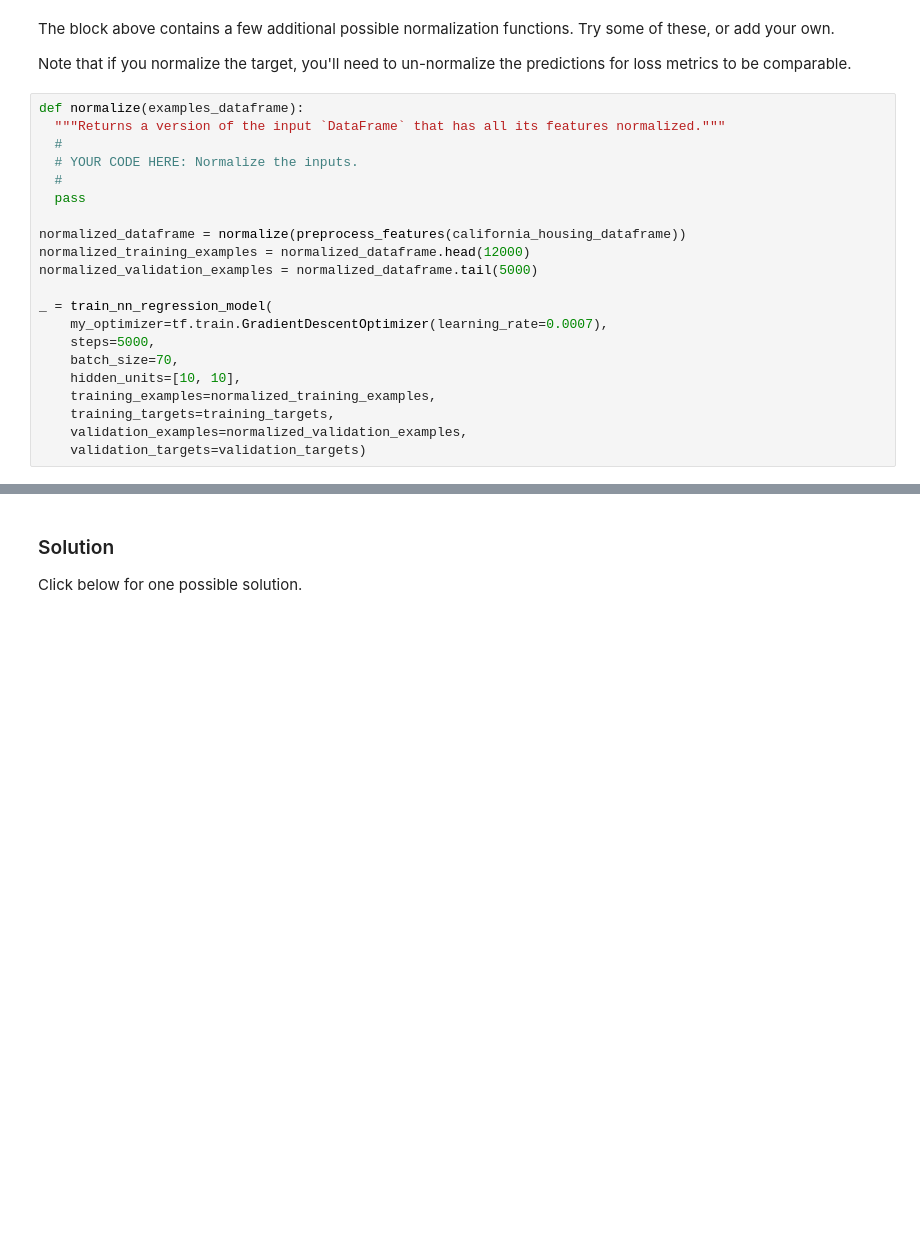
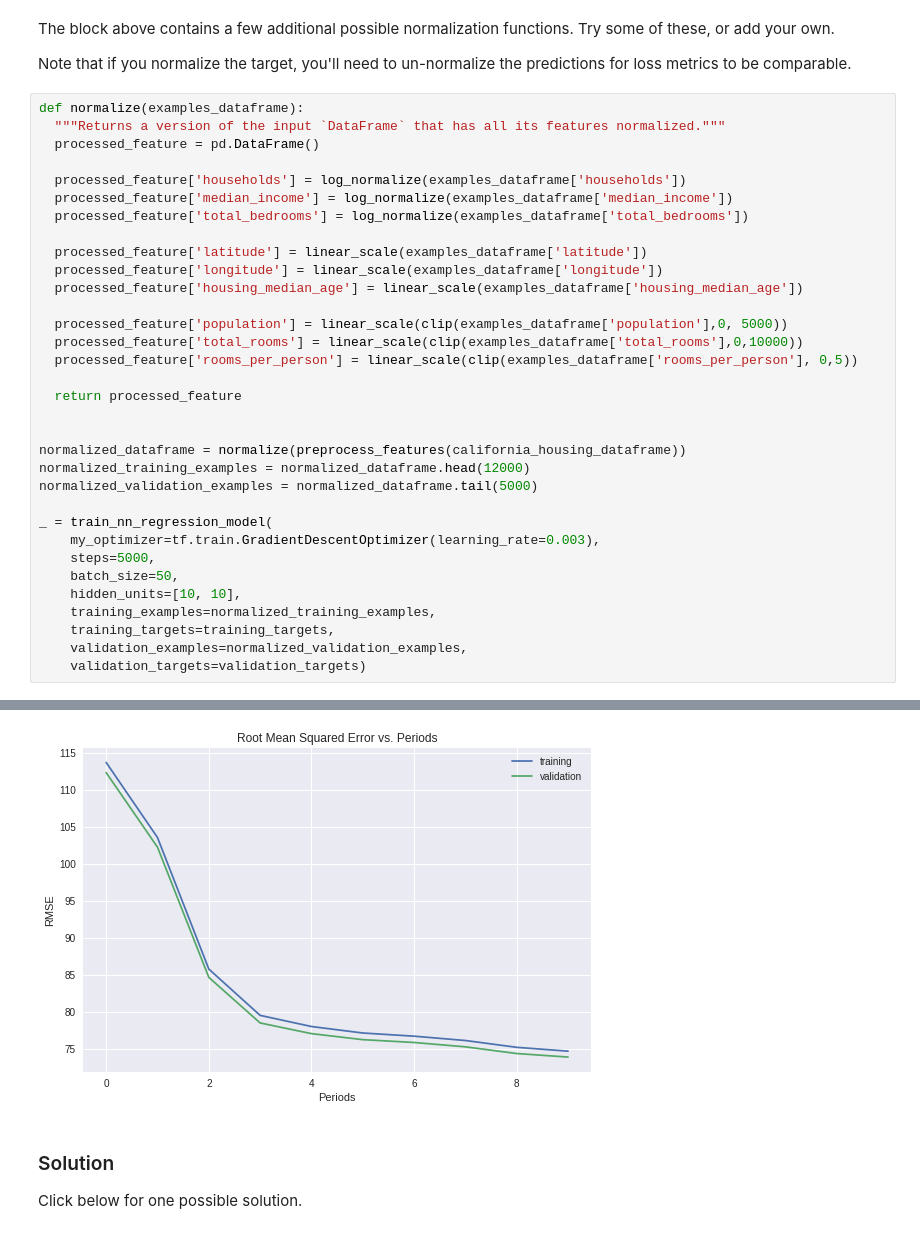
Before and after one commit to manishrai9/TensorFlow-crash-course, a Jupyter notebook: improving_neural_net_performance.ipynb, the cells around one changed output, grey strips where cells are left out. Cells and saved outputs as stored; diff of their text form; blank space fills up the shorter version.

```diff
--- a/improving_neural_net_performance.ipynb
+++ b/improving_neural_net_performance.ipynb
@@ -506,21 +583,34 @@ Note that if you normalize the target, you'll need to un-normalize the predictio
 # %%
 def normalize(examples_dataframe):
   """Returns a version of the input `DataFrame` that has all its features normalized."""
-  #
-  # YOUR CODE HERE: Normalize the inputs.
-  #
-  pass
+  processed_feature = pd.DataFrame()
+
+  processed_feature['households'] = log_normalize(examples_dataframe['households'])
+  processed_feature['median_income'] = log_normalize(examples_dataframe['median_income'])
+  processed_feature['total_bedrooms'] = log_normalize(examples_dataframe['total_bedrooms'])
+
+  processed_feature['latitude'] = linear_scale(examples_dataframe['latitude'])
+  processed_feature['longitude'] = linear_scale(examples_dataframe['longitude'])
+  processed_feature['housing_median_age'] = linear_scale(examples_dataframe['housing_median_age'])
+
+  processed_feature['population'] = linear_scale(clip(examples_dataframe['population'],0, 5000))
+  processed_feature['total_rooms'] = linear_scale(clip(examples_dataframe['total_rooms'],0,10000))
+  processed_feature['rooms_per_person'] = linear_scale(clip(examples_dataframe['rooms_per_person'], 0,5))
+
+  return processed_feature
+
 
 normalized_dataframe = normalize(preprocess_features(california_housing_dataframe))
 normalized_training_examples = normalized_dataframe.head(12000)
 normalized_validation_examples = normalized_dataframe.tail(5000)
 
 _ = train_nn_regression_model(
-    my_optimizer=tf.train.GradientDescentOptimizer(learning_rate=0.0007),
+    my_optimizer=tf.train.GradientDescentOptimizer(learning_rate=0.003),
     steps=5000,
-    batch_size=70,
+    batch_size=50,
     hidden_units=[10, 10],
     training_examples=normalized_training_examples,
     training_targets=training_targets,
     validation_examples=normalized_validation_examples,
     validation_targets=validation_targets)
+# %% [output]
@@ -527,3 +632,4 @@ _ = train_nn_regression_model(
+[figure, added]
 # %% [markdown]
 ### Solution
 
```
Also changed, not shown: parts of 11 cells of this notebook.
